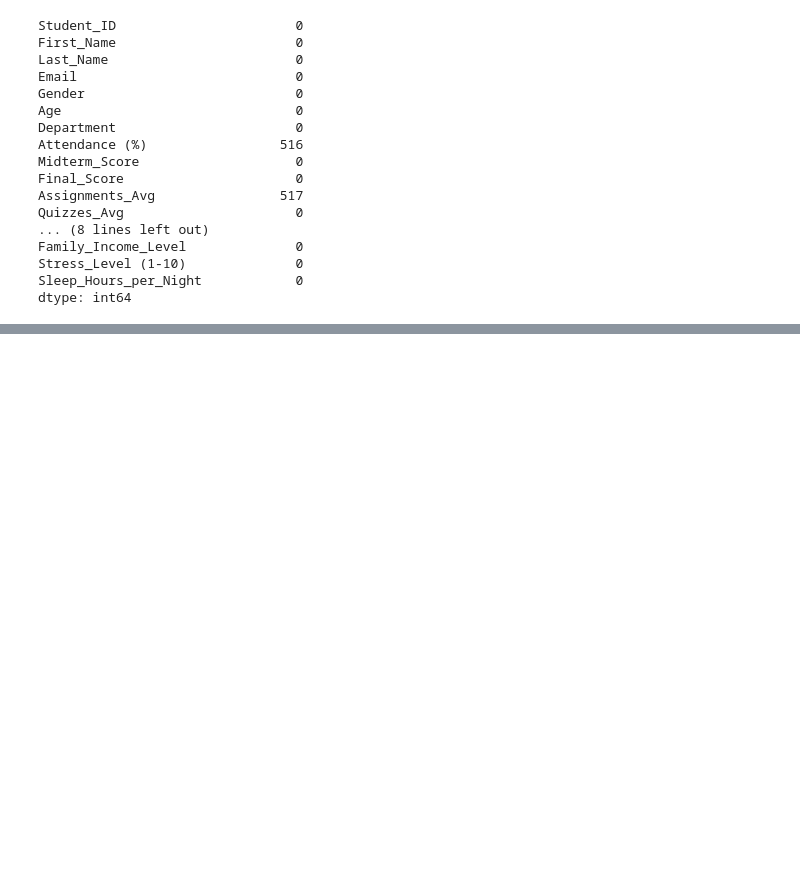
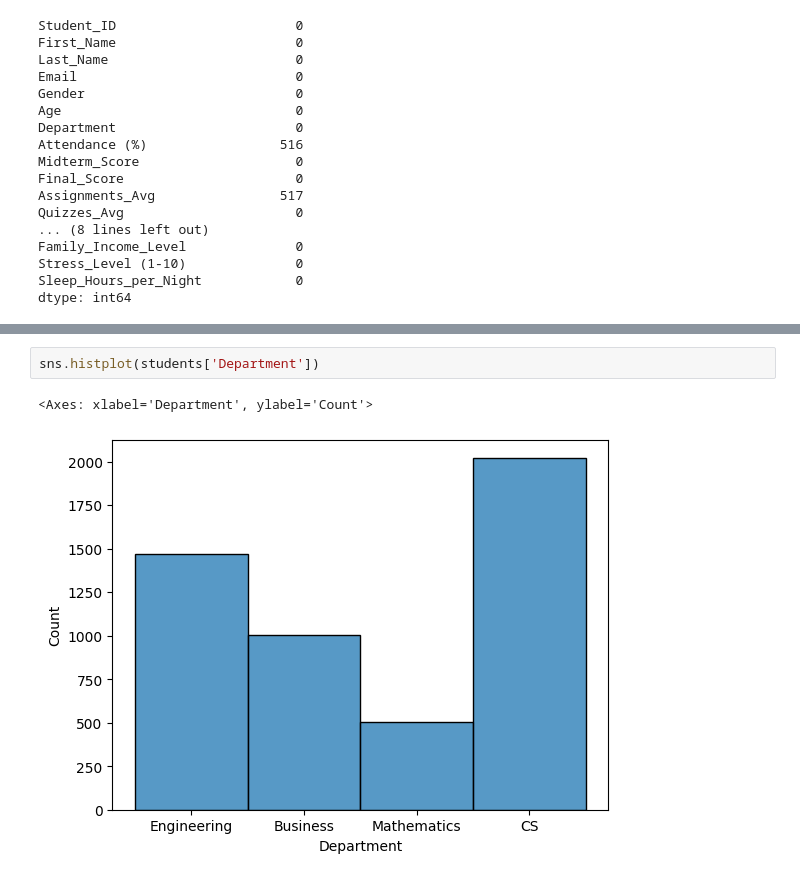
Before and after one commit to Sharanya-krishnamurthi/Projects, a Jupyter notebook: student_behaviour/student_behaviour.ipynb, the cells around one changed output, grey strips where cells are left out. Saved outputs shown, nothing was run; the diff lists cells and outputs as text; blank space fills up the shorter version.

```diff
--- a/student_behaviour/student_behaviour.ipynb
+++ b/student_behaviour/student_behaviour.ipynb
@@ -61,0 +185,5 @@ dtype: int64
+# %%
+sns.histplot(students['Department'])
+# %% [output]
+<Axes: xlabel='Department', ylabel='Count'>
+[figure, added]
```
Also changed, not shown: parts of 37 cells of this notebook, 10 other files.
